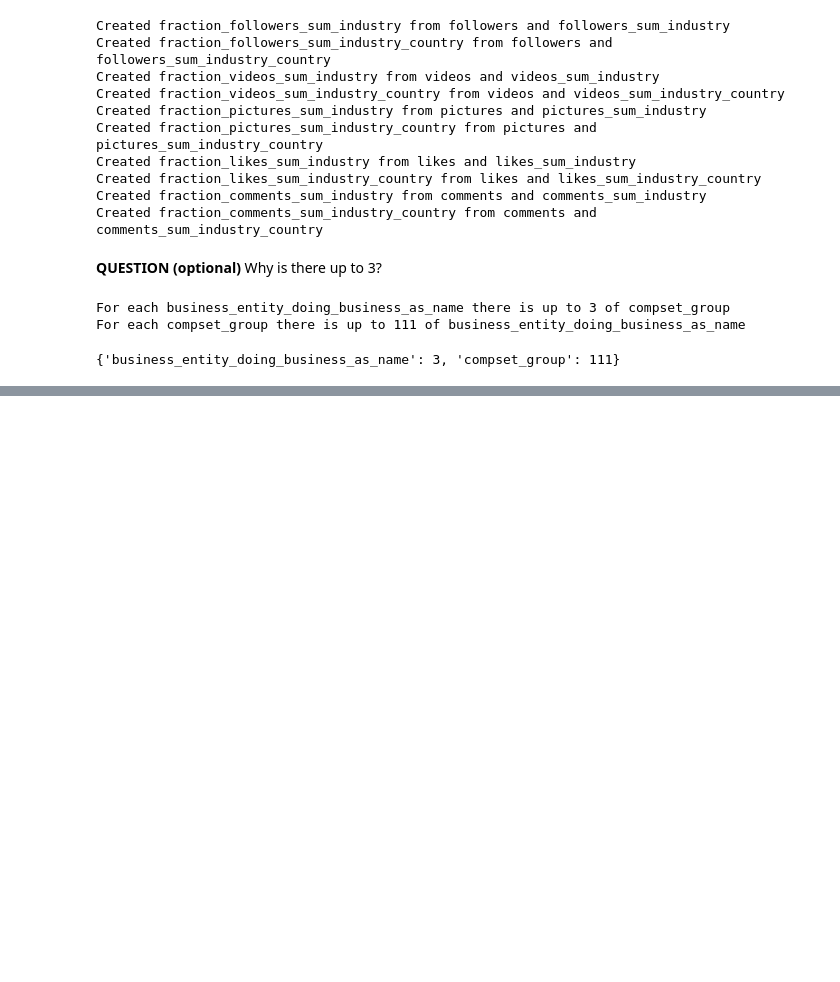
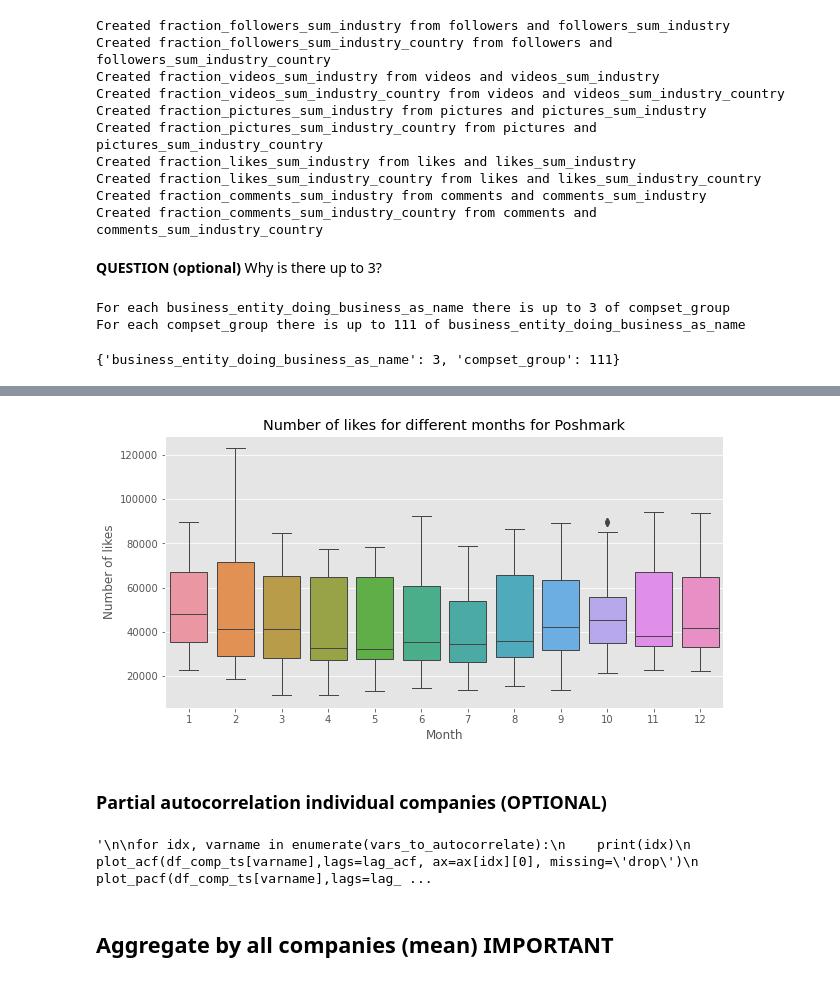
Before and after one commit to saschatran/challenge, a Jupyter notebook: IndividualNotebooks/AsyNotebook.ipynb, the cells around one changed output, grey strips where cells are left out. Cells and saved outputs as stored; diff of their text form; code cells hidden in the pictures; blank space fills up the shorter version.

```diff
--- a/IndividualNotebooks/AsyNotebook.ipynb
+++ b/IndividualNotebooks/AsyNotebook.ipynb
@@ -870,0 +913,18 @@ For each compset_group there is up to 111 of business_entity_doing_business_as_n
+# %%
+company_name = 'Poshmark'
+
+fig, ax = plt.subplots(figsize=(10, 5))
+sns.boxplot(data=df.loc[df['business_entity_doing_business_as_name'] == company_name,['period_end_month', 'period_end_year', 'likes']].dropna(),
+            x='period_end_month',
+            y='likes',
+            #hue='period_end_year',
+            ax=ax,
+            linewidth=1)
+ax.set_title(f'Number of likes for different months for {company_name}')
+ax.set_xlabel('Month')
+ax.set_ylabel('Number of likes')
+#ax.legend(bbox_to_anchor=(1, 1))
+#ax.set_yscale('log')
+plt.show()
+# %% [output]
+[figure, added]
@@ -870,0 +937,32 @@ For each compset_group there is up to 111 of business_entity_doing_business_as_n
+# %% [markdown]
+### Partial autocorrelation individual companies (OPTIONAL)
+# %%
+lag_acf = 12
+lag_pacf = 12
+width, height = 15, 6
+var_of_interest = 'likes'
+company_name = 'Poshmark'
+# 'followers', 'comments', 'likes'
+vars_to_autocorrelate = ['followers', 'comments', 'likes']
+
+#f, ax = plt.subplots(nrows=3, ncols=2, figsize=(width, 2*height))
+
+df_comp_ts = df.loc[df['business_entity_doing_business_as_name'] == company_name, ['period_end_date', 'followers', 'comments', 'likes']]
+df_comp_ts.drop_duplicates(['period_end_date'])
+df_comp_ts.set_index('period_end_date')
+"""
+
+for idx, varname in enumerate(vars_to_autocorrelate):
+    print(idx)
+    plot_acf(df_comp_ts[varname],lags=lag_acf, ax=ax[idx][0], missing='drop')
+    plot_pacf(df_comp_ts[varname],lags=lag_pacf, ax=ax[idx][1], method='ols')
+    ax[idx, 0].set_title(f"Autocorrelation correlation {varname}")
+    ax[idx, 1].set_title(f"Partial autocorrelation {varname}")
+
+
+plt.show()
+"""
+# %% [output]
+'\n\nfor idx, varname in enumerate(vars_to_autocorrelate):\n    print(idx)\n    plot_acf(df_comp_ts[varname],lags=lag_acf, ax=ax[idx][0], missing=\'drop\')\n    plot_pacf(df_comp_ts[varname],lags=lag_ ...
+# %% [markdown]
+## Aggregate by all companies (mean) IMPORTANT
```
Also changed, not shown: parts of 13 cells of this notebook.
